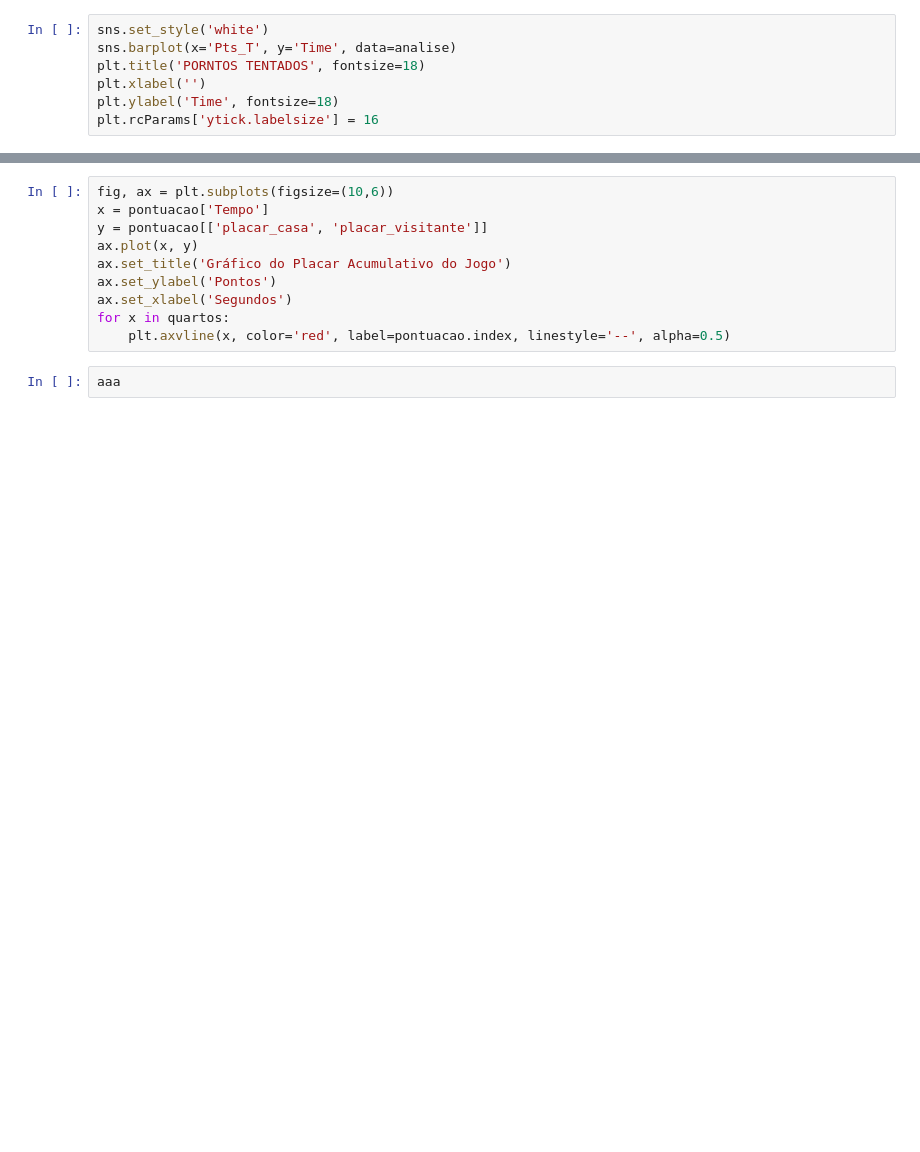
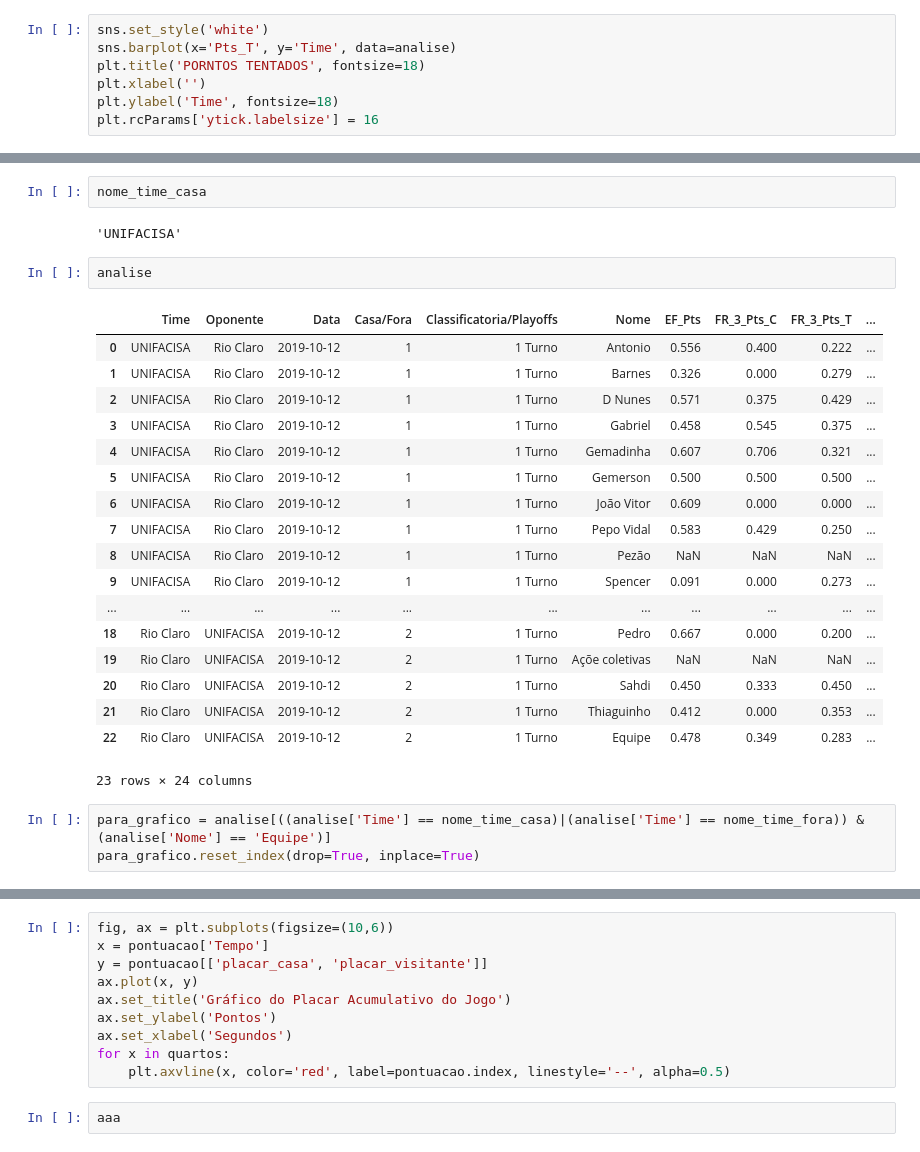
Before and after one commit to Rafael-Prochnow/Analise-descritiva-para-um-time, a Jupyter notebook: Jogada_Jogada.ipynb, the cells around one changed output, grey strips where cells are left out. Cells and saved outputs as stored; diff of their text form; blank space fills up the shorter version.

```diff
--- a/Jogada_Jogada.ipynb
+++ b/Jogada_Jogada.ipynb
@@ -1923,0 +1943,28 @@ plt.rcParams['ytick.labelsize'] = 16
+# %%
+nome_time_casa
+# %% [output]
+'UNIFACISA'
+# %%
+analise
+# %% [output]
+|  | Time | Oponente | Data | Casa/Fora | Classificatoria/Playoffs | Nome | EF_Pts | FR_3_Pts_C | FR_3_Pts_T | ... |
+| 0 | UNIFACISA | Rio Claro | 2019-10-12 | 1 | 1 Turno | Antonio | 0.556 | 0.400 | 0.222 | ... |
+| 1 | UNIFACISA | Rio Claro | 2019-10-12 | 1 | 1 Turno | Barnes | 0.326 | 0.000 | 0.279 | ... |
+| 2 | UNIFACISA | Rio Claro | 2019-10-12 | 1 | 1 Turno | D Nunes | 0.571 | 0.375 | 0.429 | ... |
+| 3 | UNIFACISA | Rio Claro | 2019-10-12 | 1 | 1 Turno | Gabriel | 0.458 | 0.545 | 0.375 | ... |
+| 4 | UNIFACISA | Rio Claro | 2019-10-12 | 1 | 1 Turno | Gemadinha | 0.607 | 0.706 | 0.321 | ... |
+| 5 | UNIFACISA | Rio Claro | 2019-10-12 | 1 | 1 Turno | Gemerson | 0.500 | 0.500 | 0.500 | ... |
+| 6 | UNIFACISA | Rio Claro | 2019-10-12 | 1 | 1 Turno | João Vitor | 0.609 | 0.000 | 0.000 | ... |
+| 7 | UNIFACISA | Rio Claro | 2019-10-12 | 1 | 1 Turno | Pepo Vidal | 0.583 | 0.429 | 0.250 | ... |
+| 8 | UNIFACISA | Rio Claro | 2019-10-12 | 1 | 1 Turno | Pezão | NaN | NaN | NaN | ... |
+| 9 | UNIFACISA | Rio Claro | 2019-10-12 | 1 | 1 Turno | Spencer | 0.091 | 0.000 | 0.273 | ... |
+| ... | ... | ... | ... | ... | ... | ... | ... | ... | ... | ... |
+| 18 | Rio Claro | UNIFACISA | 2019-10-12 | 2 | 1 Turno | Pedro | 0.667 | 0.000 | 0.200 | ... |
+| 19 | Rio Claro | UNIFACISA | 2019-10-12 | 2 | 1 Turno | Açõe coletivas | NaN | NaN | NaN | ... |
+| 20 | Rio Claro | UNIFACISA | 2019-10-12 | 2 | 1 Turno | Sahdi | 0.450 | 0.333 | 0.450 | ... |
+| 21 | Rio Claro | UNIFACISA | 2019-10-12 | 2 | 1 Turno | Thiaguinho | 0.412 | 0.000 | 0.353 | ... |
+| 22 | Rio Claro | UNIFACISA | 2019-10-12 | 2 | 1 Turno | Equipe | 0.478 | 0.349 | 0.283 | ... |
+23 rows × 24 columns
+# %%
+para_grafico = analise[((analise['Time'] == nome_time_casa)|(analise['Time'] == nome_time_fora)) & (analise['Nome'] == 'Equipe')]
+para_grafico.reset_index(drop=True, inplace=True)
```
Also changed, not shown: parts of 11 cells of this notebook.
